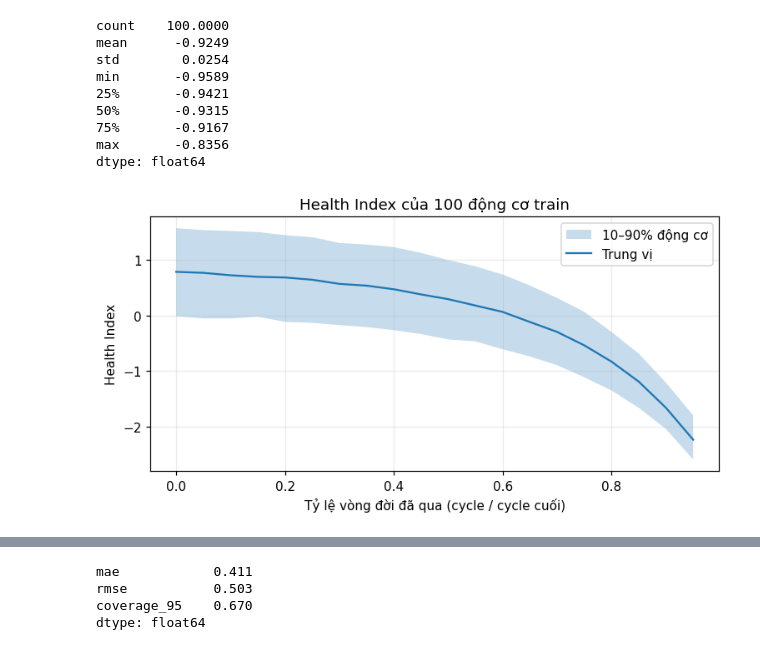
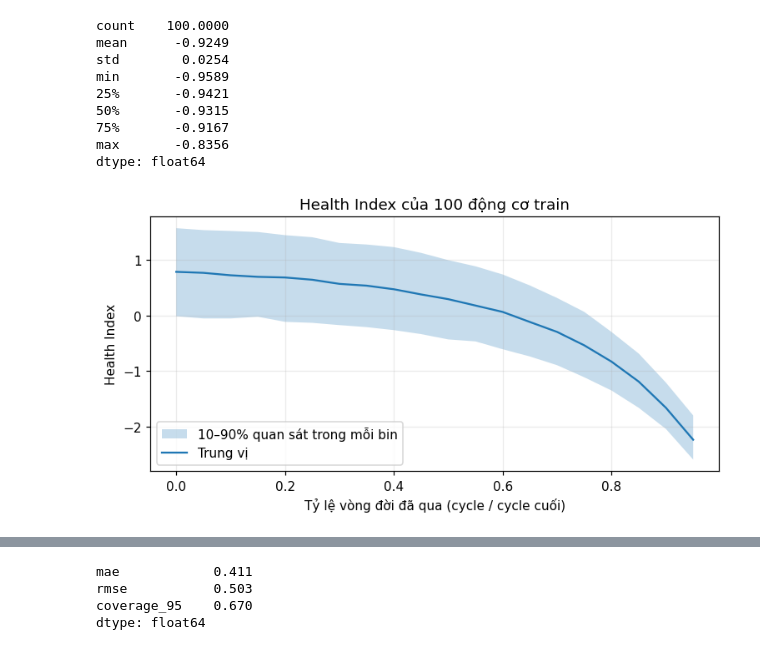
Before and after one commit to ti014/tinasa-cmapss-rul-prediction, a Jupyter notebook: notebooks/04_fd001_health_index_arima.ipynb, the cells around one changed output, grey strips where cells are left out. Cells and saved outputs as stored; diff of their text form; code cells hidden in the pictures.

```diff
--- a/notebooks/04_fd001_health_index_arima.ipynb
+++ b/notebooks/04_fd001_health_index_arima.ipynb
@@ -52,0 +15,12 @@ hạng) giữa cycle và Health Index cho từng động cơ; ρ gần −1 ngh
+# %%
+from pathlib import Path
+import sys
+
+import numpy as np
+import pandas as pd
+import matplotlib.pyplot as plt
+
+ROOT = Path.cwd() if (Path.cwd() / "src/cmapss").is_dir() else Path.cwd().parent
+sys.path.insert(0, str(ROOT / "src"))
+plt.rcParams.update({"figure.dpi": 110, "axes.grid": True, "grid.alpha": 0.25})
+from IPython.display import display
@@ -52,0 +33,14 @@ hạng) giữa cycle và Health Index cho từng động cơ; ρ gần −1 ngh
+# %%
+from cmapss.data.readers import read_observations
+from cmapss.timeseries.health_index import fit_health_index, select_validation_engines
+
+%matplotlib inline
+
+RAW_PATH = ROOT / "data/raw/train_FD001.txt"
+FOLD_PATH = ROOT / "outputs/modeling/tables/fold_assignments.csv"
+train = read_observations(RAW_PATH, split="train")
+folds = pd.read_csv(FOLD_PATH)
+selected = select_validation_engines(train, folds, n_engines=10)
+fit_ids = sorted(set(train.engine_id) - set(selected.engine_id))
+assert len(fit_ids) == 90 and set(fit_ids).isdisjoint(selected.engine_id)
+selected[["engine_id", "fold", "n_cycles"]]
@@ -52,0 +64,8 @@ hạng) giữa cycle và Health Index cho từng động cơ; ρ gần −1 ngh
+# %%
+fitted_hi = fit_health_index(train, fit_engine_ids=fit_ids)
+health_index = fitted_hi.health_index
+history = health_index.query("engine_id == 39").sort_values("cycle")
+cut = int(np.floor(len(history) * 0.7))
+assert 39 not in fitted_hi.fit_engine_ids
+history.loc[history.cycle.isin([1, cut, cut + 1, len(history)]),
+            ["engine_id", "cycle", "health_index"]]
@@ -68,14 +113,15 @@ dtype: float64
 # %%
 life = health_index.groupby("engine_id")["cycle"].transform("max")
 hi = health_index.assign(life_fraction=health_index["cycle"] / life)
 hi["bin"] = (hi["life_fraction"] * 20).clip(upper=19.999).astype(int) / 20
 band = hi.groupby("bin")["health_index"].quantile([0.1, 0.5, 0.9]).unstack()
 
 fig, ax = plt.subplots(figsize=(8, 3.6))
-ax.fill_between(band.index, band[0.1], band[0.9], alpha=0.25, label="10–90% động cơ")
+ax.fill_between(band.index, band[0.1], band[0.9], alpha=0.25, label="10–90% quan sát trong mỗi bin")
 ax.plot(band.index, band[0.5], label="Trung vị")
 ax.set(xlabel="Tỷ lệ vòng đời đã qua (cycle / cycle cuối)", ylabel="Health Index", title="Health Index của 100 động cơ train")
 ax.legend()
-plt.show()
+display(fig)
+plt.close(fig)
 # %% [output]
-[figure, old version]
+[figure, new version]
```
Also changed, not shown: parts of 37 cells of this notebook, 9 other files.
